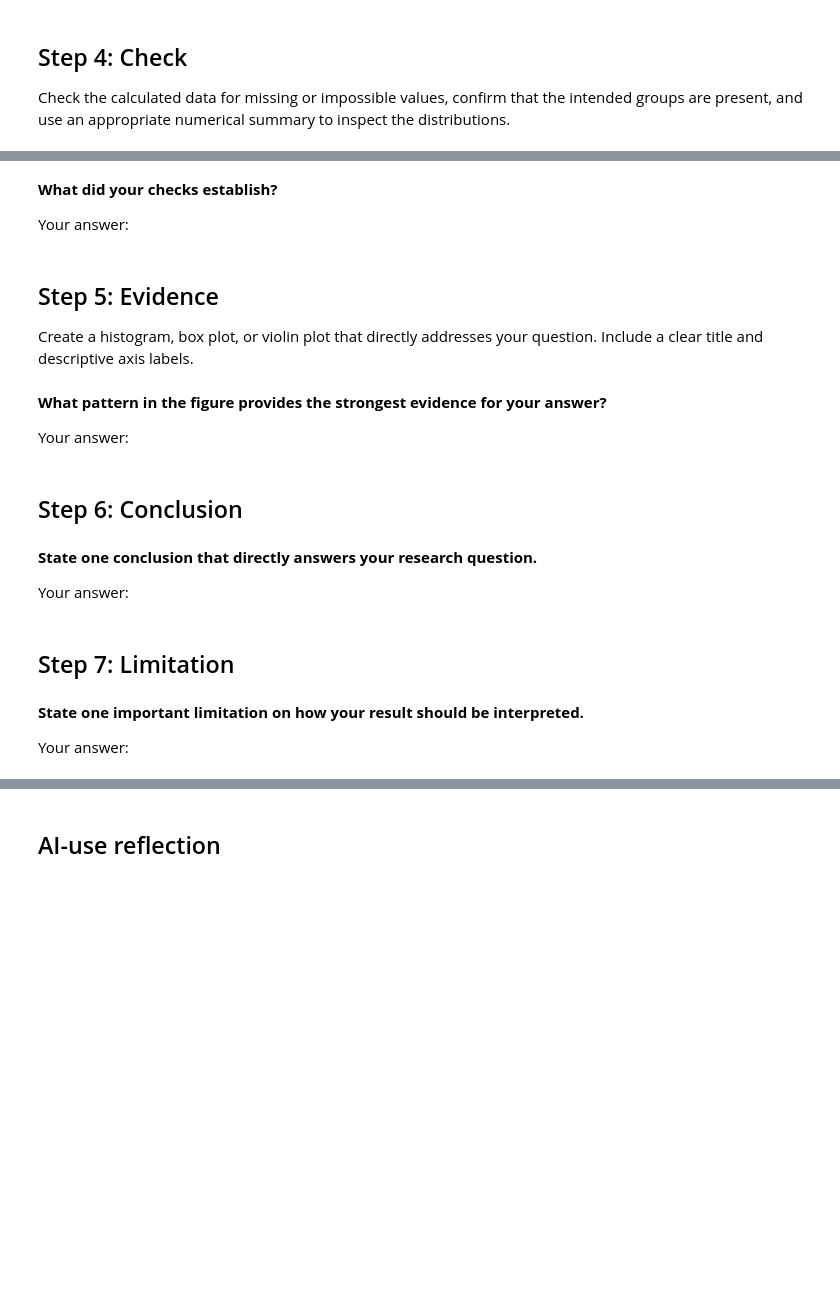
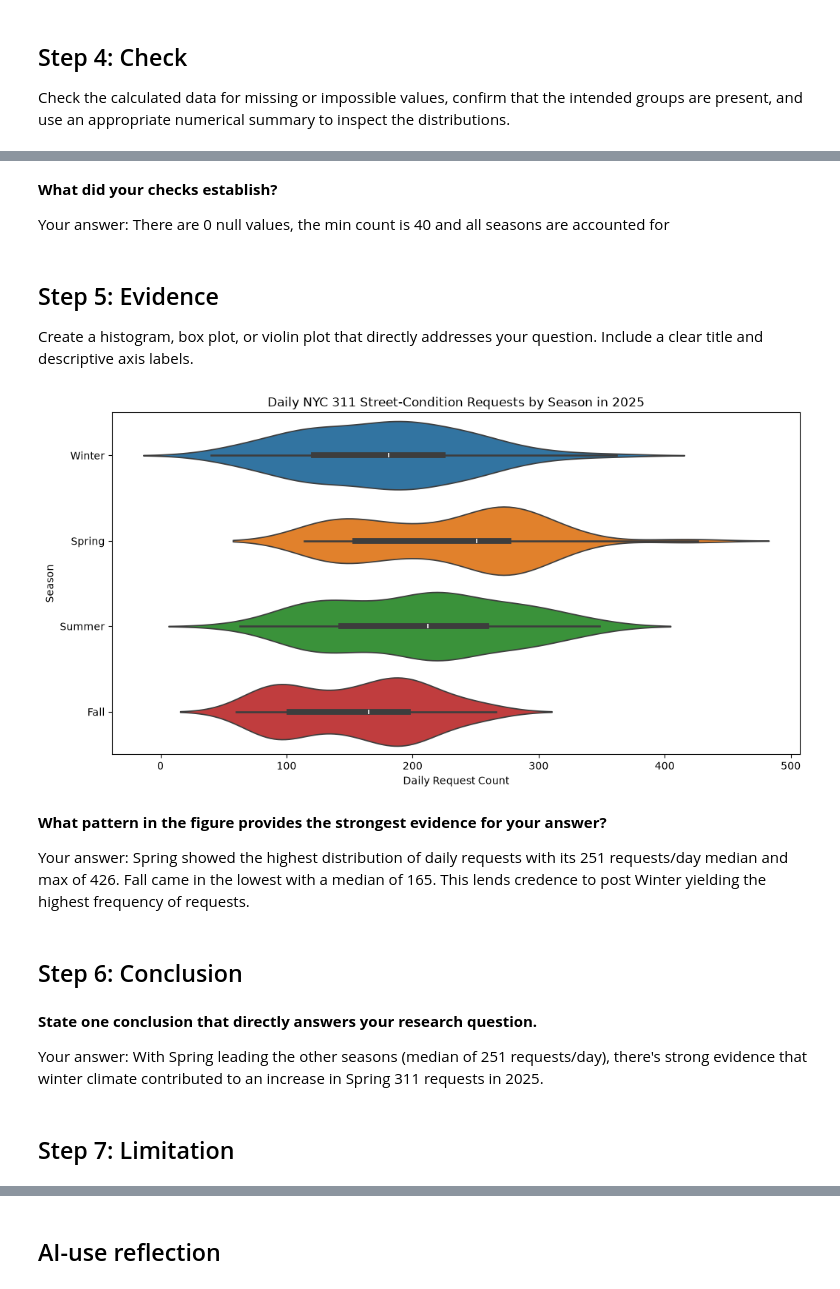
Before and after one commit to TagoeDev/Data_Visualization_and_Modeling_Campus, a Jupyter notebook: week02/lab/Lab - Comparing Distributions Across Groups.ipynb, the cells around one changed output, grey strips where cells are left out. Saved outputs shown, nothing was run; the diff lists cells and outputs as text; code cells hidden in the pictures; blank space fills up the shorter version.

```diff
--- a/week02/lab/Lab - Comparing Distributions Across Groups.ipynb
+++ b/week02/lab/Lab - Comparing Distributions Across Groups.ipynb
@@ -60,6 +63,7 @@ Import Pandas, Matplotlib's `pyplot`, and Seaborn using their conventional alias
 Read `data/nyc_311_street_conditions_2025.csv` into a DataFrame named `requests`. Use `parse_dates=["created_date"]` so Pandas converts the CSV's text timestamps into datetime values while loading the file.
 # %%
 # Write your code here.
+requests = pd.read_csv('data/nyc_311_street_conditions_2025.csv', parse_dates=['created_date'])
 # %% [markdown]
 ### Preview the data
 
@@ -272,7 +492,7 @@ Check the calculated data for missing or impossible values, confirm that the int
 # %% [markdown]
 **What did your checks establish?**
 
-Your answer:
+Your answer: There are 0 null values, the min count is 40 and all seasons are accounted for
 # %% [markdown]
 ## Step 5: Evidence
 
@@ -282,16 +500,41 @@ Create a histogram, box plot, or violin plot that directly addresses your questi
-# %% [markdown]
-**What pattern in the figure provides the strongest evidence for your answer?**
-
-Your answer:
+# %%
+# Write your code here.
+# sns.histplot(data=nyc_daily_requests,
+#     x='request_count',
+#     hue='season',
+#     hue_order=['Winter', 'Spring', 'Summer', 'Fall'],
+#     element='step',
+# )
+
+# sns.boxplot(
+#     data=nyc_daily_requests,
+#     x='season',
+#     y='request_count',
+#     order=['Winter', 'Spring', 'Summer', 'Fall'],
+#     hue='season'
+# )
+plt.figure(figsize=(12,6))
+sns.violinplot(
+    data=nyc_daily_requests,
+    y='season',
+    x='request_count',
+    hue='season',
+)
+plt.title('Daily NYC 311 Street-Condition Requests by Season in 2025')
+plt.xlabel('Daily Request Count')
+plt.ylabel('Season')
+plt.show()
+# %% [output]
+[figure, added]
+# %% [markdown]
+**What pattern in the figure provides the strongest evidence for your answer?**
+
+Your answer: Spring showed the highest distribution of daily requests with its 251 requests/day median and max of 426. Fall came in the lowest with a median of 165. This lends credence to post Winter yielding the highest frequency of requests.
 # %% [markdown]
 ## Step 6: Conclusion
 # %% [markdown]
 **State one conclusion that directly answers your research question.**
 
-Your answer:
+Your answer: With Spring leading the other seasons (median of 251 requests/day), there's strong evidence that winter climate contributed to an increase in Spring 311 requests in 2025.
 # %% [markdown]
 ## Step 7: Limitation
-# %% [markdown]
-**State one important limitation on how your result should be interpreted.**
-
-Your answer:
```
Also changed, not shown: parts of 54 cells of this notebook.
